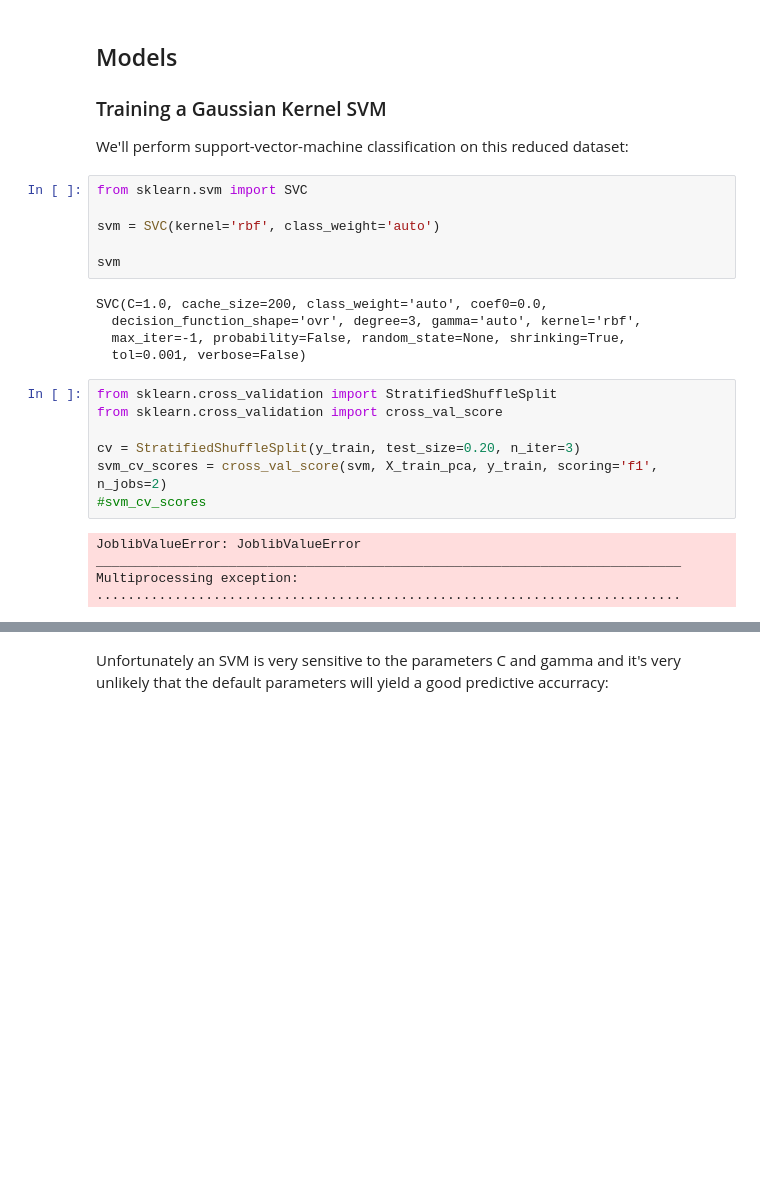
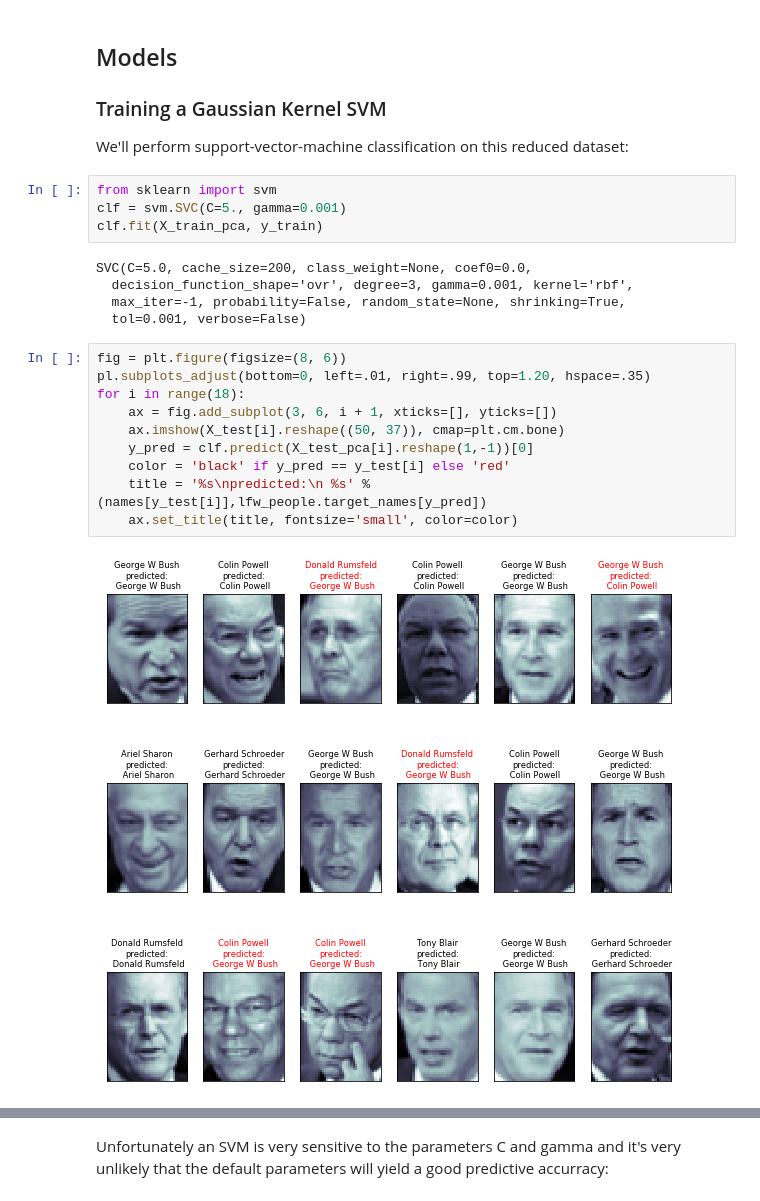
Before and after one commit to AnnieCRY/INET4061Project, a Jupyter notebook: finalProject.ipynb, the cells around one changed output, grey strips where cells are left out. Drawn from its saved outputs; the diff is of its cells as text; blank space fills up the shorter version.

Commit message:
finish data anlysis and model for identifying names

```diff
--- a/finalProject.ipynb
+++ b/finalProject.ipynb
@@ -218,26 +211,24 @@ These projected components correspond to factors in a linear combination of comp
 ## Models
 ### Training a Gaussian Kernel SVM
 We'll perform support-vector-machine classification on this reduced dataset:
-# %%
-from sklearn.svm import SVC
-
-svm = SVC(kernel='rbf', class_weight='auto')
-
-svm
-# %% [output]
-SVC(C=1.0, cache_size=200, class_weight='auto', coef0=0.0,
-  decision_function_shape='ovr', degree=3, gamma='auto', kernel='rbf',
-  max_iter=-1, probability=False, random_state=None, shrinking=True,
-  tol=0.001, verbose=False)
-# %%
-from sklearn.cross_validation import StratifiedShuffleSplit
-from sklearn.cross_validation import cross_val_score
-
-cv = StratifiedShuffleSplit(y_train, test_size=0.20, n_iter=3)
-svm_cv_scores = cross_val_score(svm, X_train_pca, y_train, scoring='f1', n_jobs=2)
-#svm_cv_scores
-# %% [output]
-JoblibValueError: JoblibValueError
-___________________________________________________________________________
-Multiprocessing exception:
-...........................................................................
+# %%
+from sklearn import svm
+clf = svm.SVC(C=5., gamma=0.001)
+clf.fit(X_train_pca, y_train)
+# %% [output]
+SVC(C=5.0, cache_size=200, class_weight=None, coef0=0.0,
+  decision_function_shape='ovr', degree=3, gamma=0.001, kernel='rbf',
+  max_iter=-1, probability=False, random_state=None, shrinking=True,
+  tol=0.001, verbose=False)
+# %%
+fig = plt.figure(figsize=(8, 6))
+pl.subplots_adjust(bottom=0, left=.01, right=.99, top=1.20, hspace=.35)
+for i in range(18):
+    ax = fig.add_subplot(3, 6, i + 1, xticks=[], yticks=[])
+    ax.imshow(X_test[i].reshape((50, 37)), cmap=plt.cm.bone)
+    y_pred = clf.predict(X_test_pca[i].reshape(1,-1))[0]
+    color = 'black' if y_pred == y_test[i] else 'red'
+    title = '%s\npredicted:\n %s' % (names[y_test[i]],lfw_people.target_names[y_pred])
+    ax.set_title(title, fontsize='small', color=color)
+# %% [output]
+[figure, added]
```
Also changed, not shown: parts of 15 cells of this notebook.
